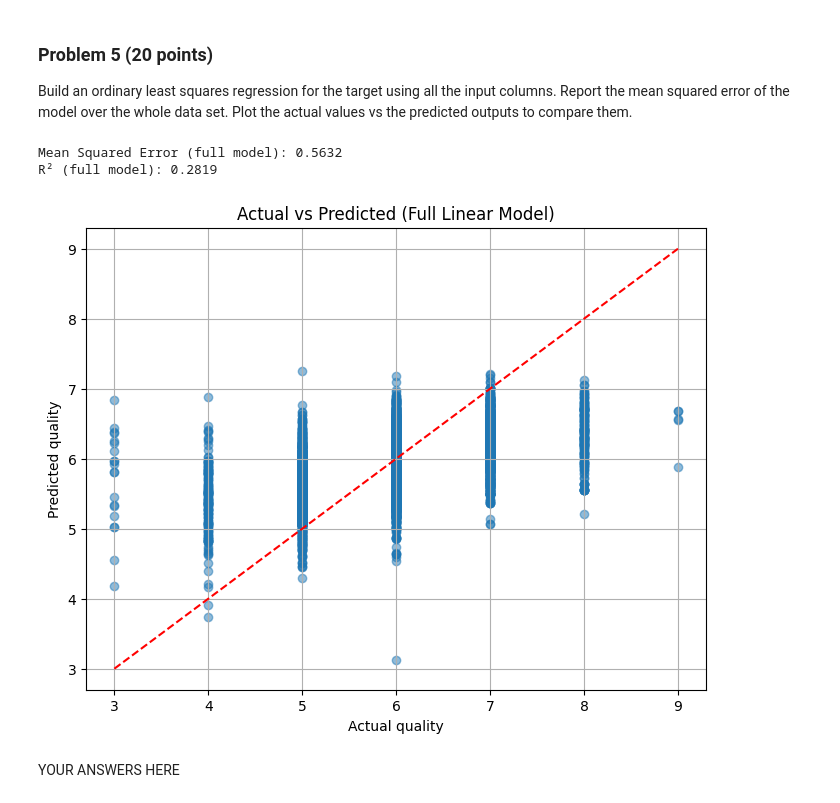
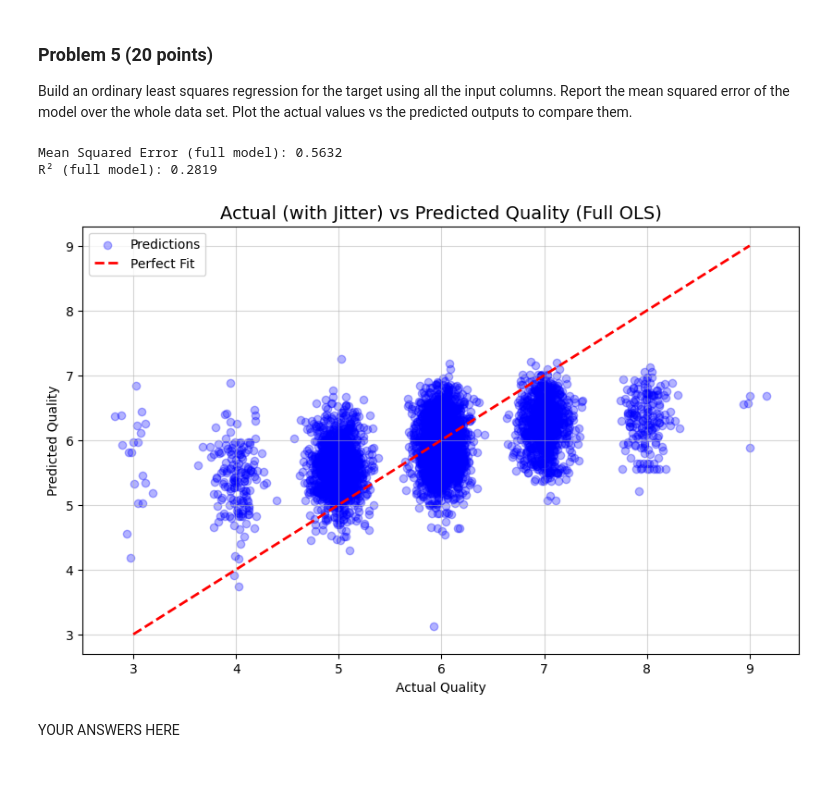
Before and after one commit to kronenflex/homeworks_mds_DX_601, a Jupyter notebook: homework12ds/project.ipynb, the cells around one changed output. Cells and saved outputs as stored; diff of their text form; code cells hidden in the pictures; blank space fills up the shorter version.

```diff
--- a/homework12ds/project.ipynb
+++ b/homework12ds/project.ipynb
@@ -280,7 +267,6 @@ y = df["target"]
 
 ols_model = sklearn.linear_model.LinearRegression()
 ols_model.fit(X, y)
-
 predictions = ols_model.predict(X)
 
 mse_full = np.mean((y - predictions) ** 2)
@@ -288,22 +274,27 @@ r2_full = ols_model.score(X, y)
 
 print(f"Mean Squared Error (full model): {mse_full:.4f}")
 print(f"R² (full model): {r2_full:.4f}")
-
-plt.figure(figsize=(8, 6))
-plt.scatter(y, predictions, alpha=0.5)
-plt.title("Actual vs Predicted (Full Linear Model)")
-plt.xlabel("Actual quality")
-plt.ylabel("Predicted quality")
-
-min_val = min(y.min(), predictions.min())
-max_val = max(y.max(), predictions.max())
-plt.plot([min_val, max_val], [min_val, max_val], "r--")
-
-plt.grid(True)
-plt.show()
 # %% [output]
 Mean Squared Error (full model): 0.5632
 R² (full model): 0.2819
-[figure, removed]
+# %%
+rng = np.random.default_rng(42)
+y_jittered = y + rng.normal(0, 0.12, size=len(y))
+
+plt.figure(figsize=(10, 6))
+plt.scatter(y_jittered, predictions, alpha=0.3, color='blue', label='Predictions')
+
+min_val = min(y.min(), predictions.min())
+max_val = max(y.max(), predictions.max())
+plt.plot([min_val, max_val], [min_val, max_val], "r--", linewidth=2, label='Perfect Fit')
+
+plt.title("Actual (with Jitter) vs Predicted Quality (Full OLS)", fontsize=14)
+plt.xlabel("Actual Quality")
+plt.ylabel("Predicted Quality")
+plt.legend()
+plt.grid(True, alpha=0.5)
+plt.show()
+# %% [output]
+[figure, added]
 # %% [markdown]
 YOUR ANSWERS HERE
```
Also changed, not shown: parts of 35 cells of this notebook.
